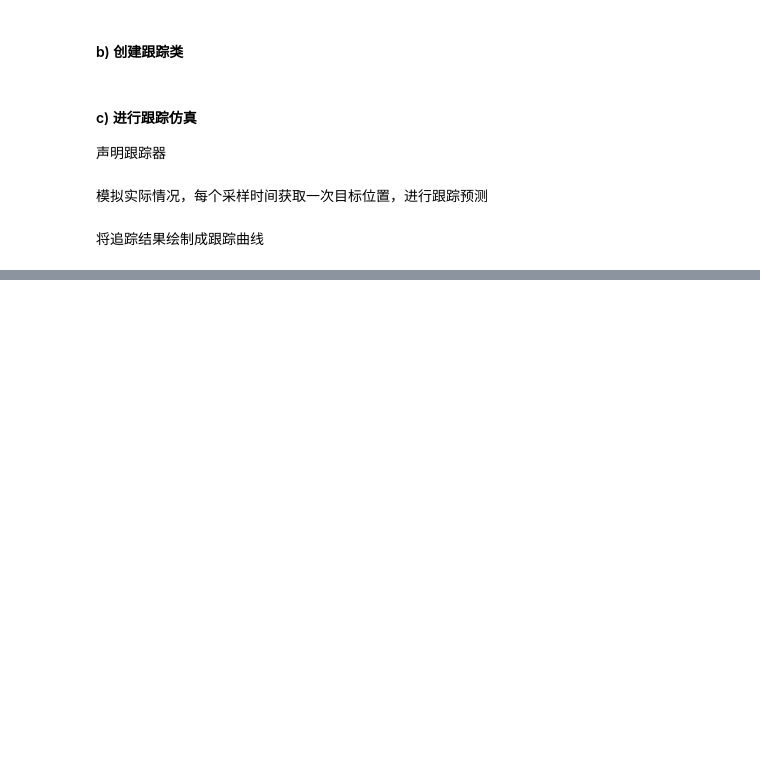
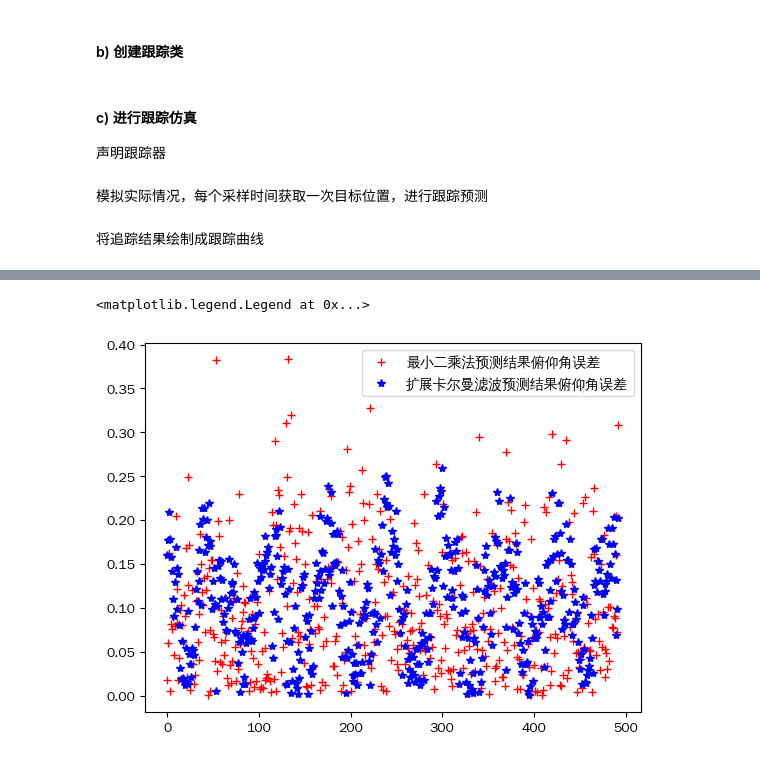
Before and after one commit to SiruiLiu/tracking_algorithm, a Jupyter notebook: scripts/tracking/tracking_sim.ipynb, the cells around one changed output, grey strips where cells are left out. Saved outputs shown, nothing was run; the diff lists cells and outputs as text; code cells hidden in the pictures; blank space fills up the shorter version.

```diff
--- a/scripts/tracking/tracking_sim.ipynb
+++ b/scripts/tracking/tracking_sim.ipynb
@@ -578,0 +625,8 @@ Text(0, 0.5, 'Y')
+# %%
+fig, ax7 = plt.subplots()
+ax7.plot(y_err, 'r+', label='最小二乘法预测结果俯仰角误差')
+ax7.plot(y_err_ekf, 'b*', label='扩展卡尔曼滤波预测结果俯仰角误差')
+ax7.legend()
+# %% [output]
+<matplotlib.legend.Legend at 0x...>
+[figure, added]
```
Also changed, not shown: parts of 11 cells of this notebook, 5 other files.
